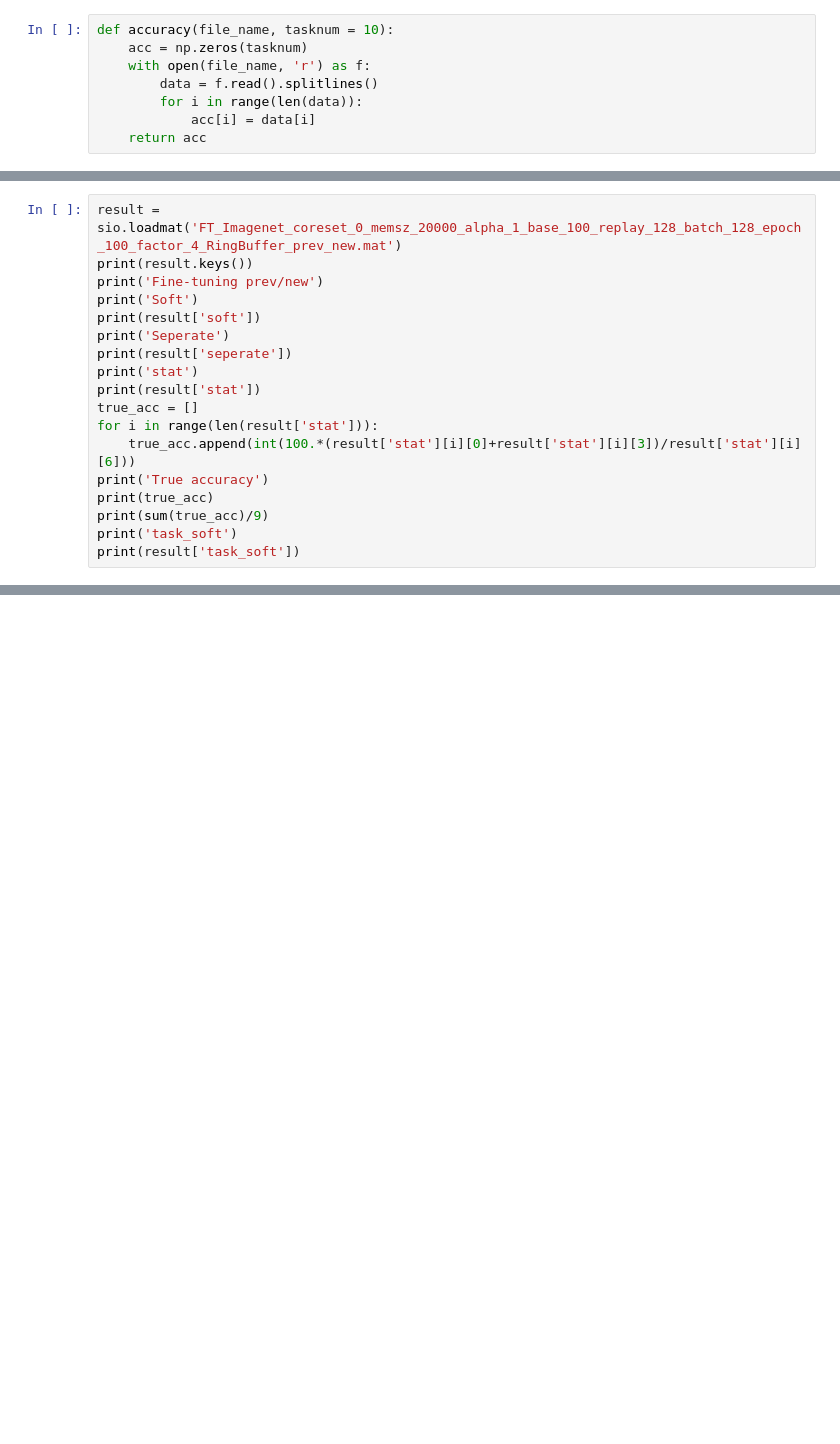
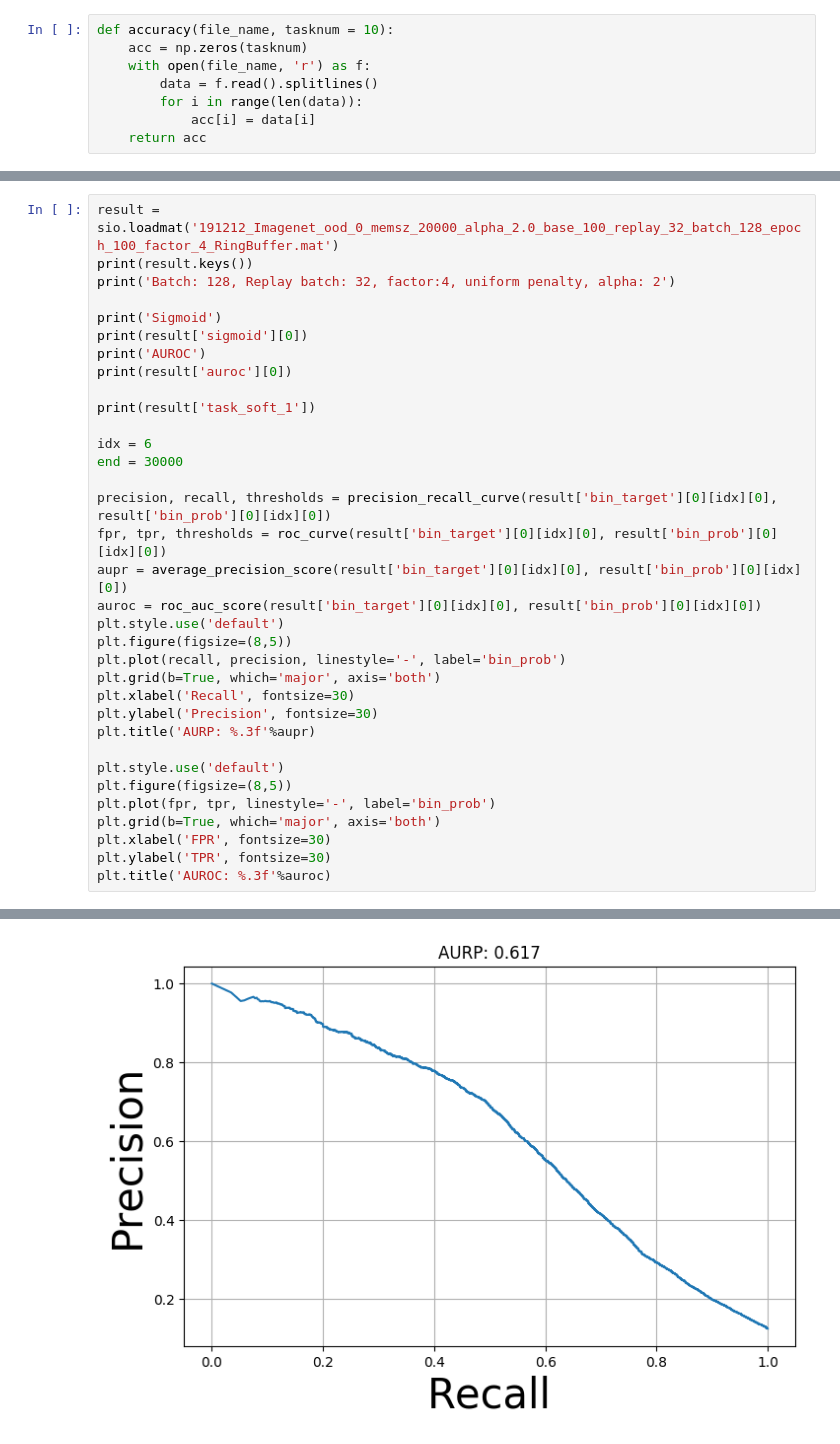
Before and after one commit to hongjoon0805/Incremental, a Jupyter notebook: result_data/Imagenet_result_plot.ipynb, the cells around one changed output, grey strips where cells are left out. Saved outputs shown, nothing was run; the diff lists cells and outputs as text; blank space fills up the shorter version.

```diff
--- a/result_data/Imagenet_result_plot.ipynb
+++ b/result_data/Imagenet_result_plot.ipynb
@@ -554,18 +83,0 @@ stat
-# %%
-result = sio.loadmat('FT_Imagenet_coreset_0_memsz_20000_alpha_1_base_100_replay_128_batch_128_epoch_100_factor_4_RingBuffer_prev_new.mat')
-print(result.keys())
-print('Fine-tuning prev/new')
-print('Soft')
-print(result['soft'])
-print('Seperate')
-print(result['seperate'])
-print('stat')
-print(result['stat'])
-true_acc = []
-for i in range(len(result['stat'])):
-    true_acc.append(int(100.*(result['stat'][i][0]+result['stat'][i][3])/result['stat'][i][6]))
-print('True accuracy')
-print(true_acc)
-print(sum(true_acc)/9)
-print('task_soft')
-print(result['task_soft'])
@@ -697,0 +114,35 @@ Sigmoid
+# %%
+result = sio.loadmat('191212_Imagenet_ood_0_memsz_20000_alpha_2.0_base_100_replay_32_batch_128_epoch_100_factor_4_RingBuffer.mat')
+print(result.keys())
+print('Batch: 128, Replay batch: 32, factor:4, uniform penalty, alpha: 2')
+
+print('Sigmoid')
+print(result['sigmoid'][0])
+print('AUROC')
+print(result['auroc'][0])
+
+print(result['task_soft_1'])
+
+idx = 6
+end = 30000
+
+precision, recall, thresholds = precision_recall_curve(result['bin_target'][0][idx][0], result['bin_prob'][0][idx][0])
+fpr, tpr, thresholds = roc_curve(result['bin_target'][0][idx][0], result['bin_prob'][0][idx][0])
+aupr = average_precision_score(result['bin_target'][0][idx][0], result['bin_prob'][0][idx][0])
+auroc = roc_auc_score(result['bin_target'][0][idx][0], result['bin_prob'][0][idx][0])
+plt.style.use('default')
+plt.figure(figsize=(8,5))
+plt.plot(recall, precision, linestyle='-', label='bin_prob')
+plt.grid(b=True, which='major', axis='both')
+plt.xlabel('Recall', fontsize=30)
+plt.ylabel('Precision', fontsize=30)
+plt.title('AURP: %.3f'%aupr)
+
+plt.style.use('default')
+plt.figure(figsize=(8,5))
+plt.plot(fpr, tpr, linestyle='-', label='bin_prob')
+plt.grid(b=True, which='major', axis='both')
+plt.xlabel('FPR', fontsize=30)
+plt.ylabel('TPR', fontsize=30)
+plt.title('AUROC: %.3f'%auroc)
+# %% [output]
@@ -697,0 +168 @@ Sigmoid
+[figure, added]
```
Also changed, not shown: parts of 25 cells of this notebook, 13 other files.
